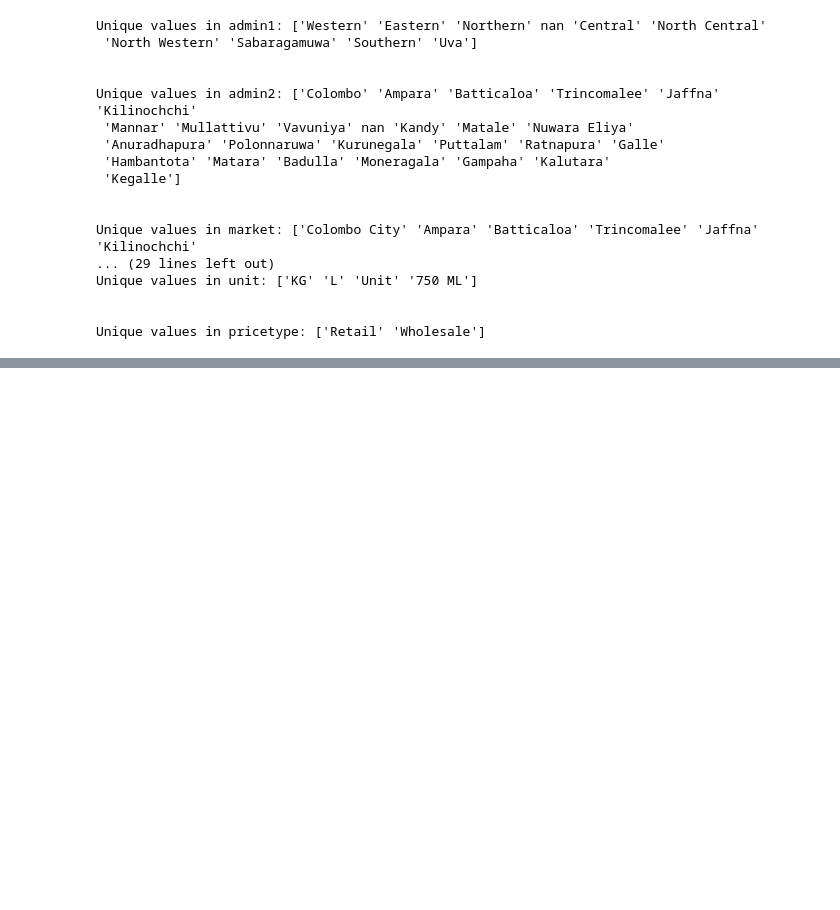
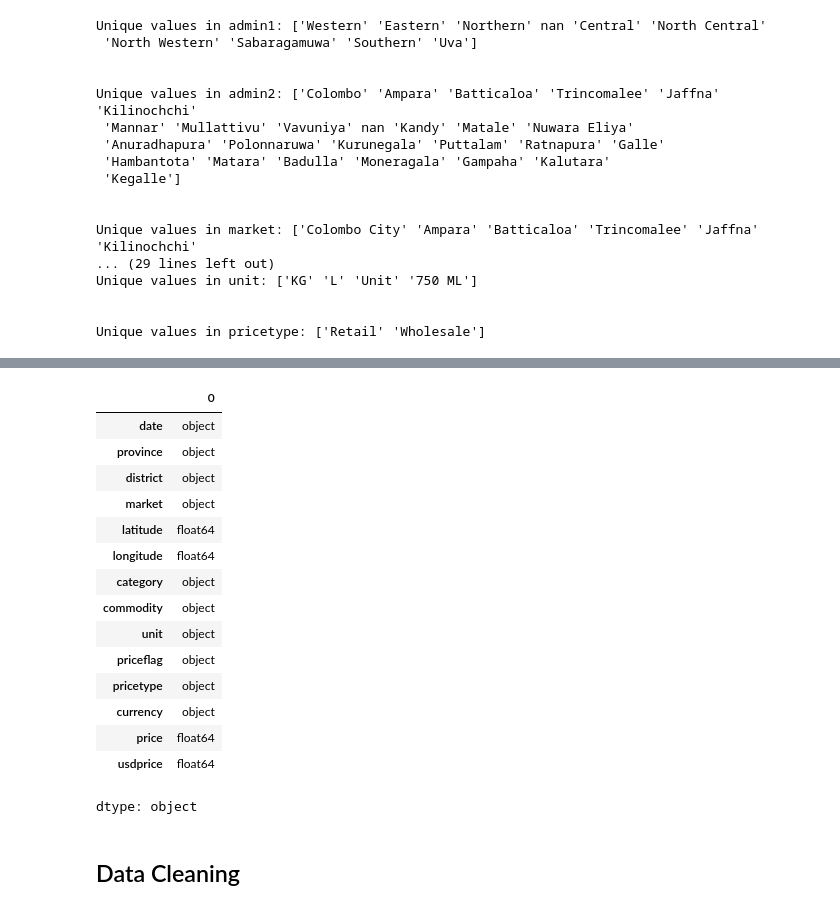
Before and after one commit to HChandeepa/Sri_Lanka_Food_Prices_Analysis, a Jupyter notebook: Sri_Lanka_Food_Prices_CW.ipynb, the cells around one changed output, grey strips where cells are left out. Cells and saved outputs as stored; diff of their text form; code cells hidden in the pictures; blank space fills up the shorter version.

Commit message:
Data Cleaning

```diff
--- a/Sri_Lanka_Food_Prices_CW.ipynb
+++ b/Sri_Lanka_Food_Prices_CW.ipynb
@@ -89,3 +89,24 @@ df.head()
 | 2 | 2/15/2004 | Western | Colombo | Colombo City | 6.931944 | 79.847778 | cereals and tubers | Wheat flour | KG | actual | ... |
 | 3 | 3/15/2004 | Western | Colombo | Colombo City | 6.931944 | 79.847778 | cereals and tubers | Wheat flour | KG | actual | ... |
 | 4 | 4/15/2004 | Western | Colombo | Colombo City | 6.931944 | 79.847778 | cereals and tubers | Rice (red nadu) | KG | actual | ... |
+# %%
+df.dtypes
+# %% [output]
+|  | 0 |
+| date | object |
+| province | object |
+| district | object |
+| market | object |
+| latitude | float64 |
+| longitude | float64 |
+| category | object |
+| commodity | object |
+| unit | object |
+| priceflag | object |
+| pricetype | object |
+| currency | object |
+| price | float64 |
+| usdprice | float64 |
+dtype: object
+# %% [markdown]
+## Data Cleaning
```
Also changed, not shown: parts of 5 cells of this notebook.
